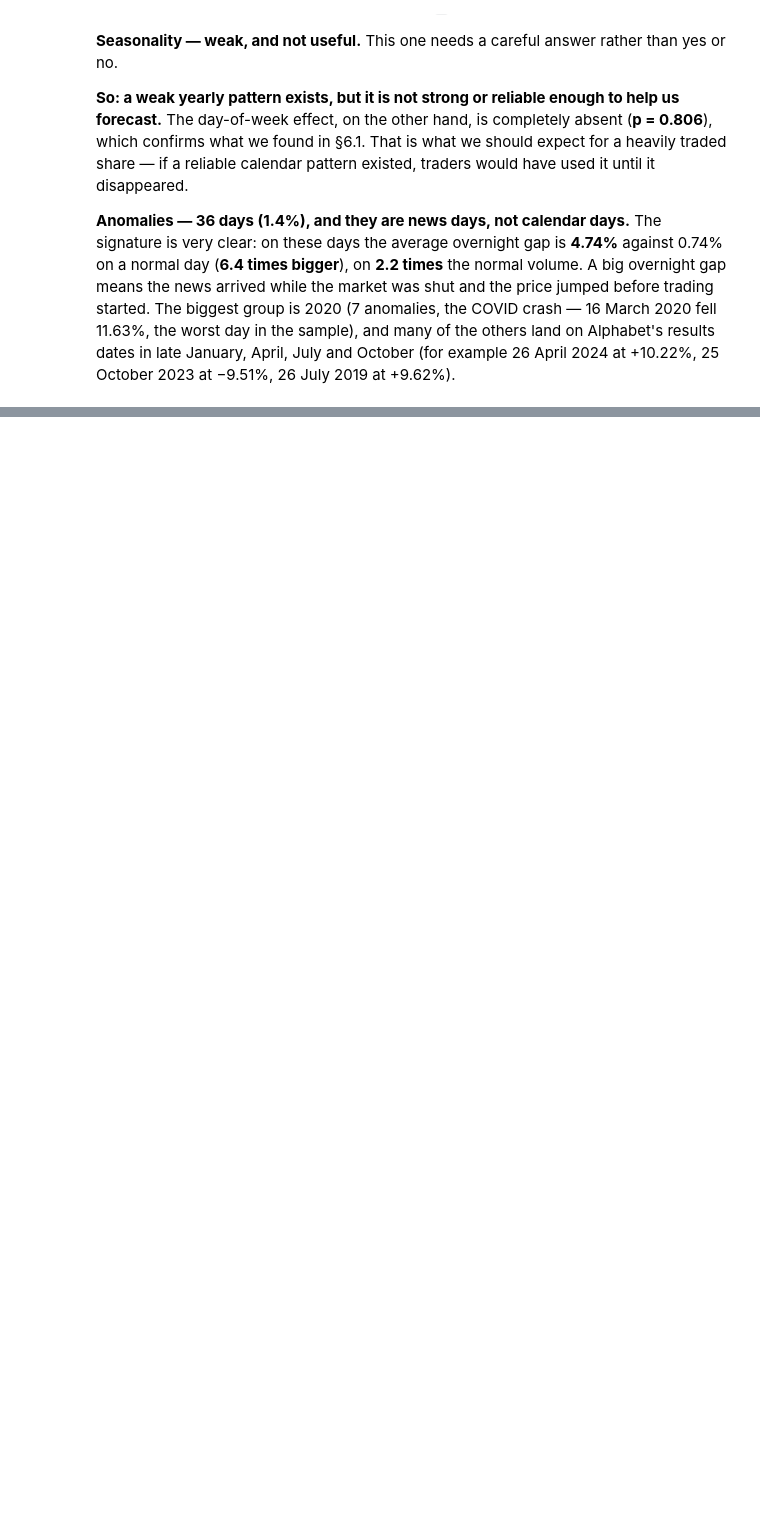
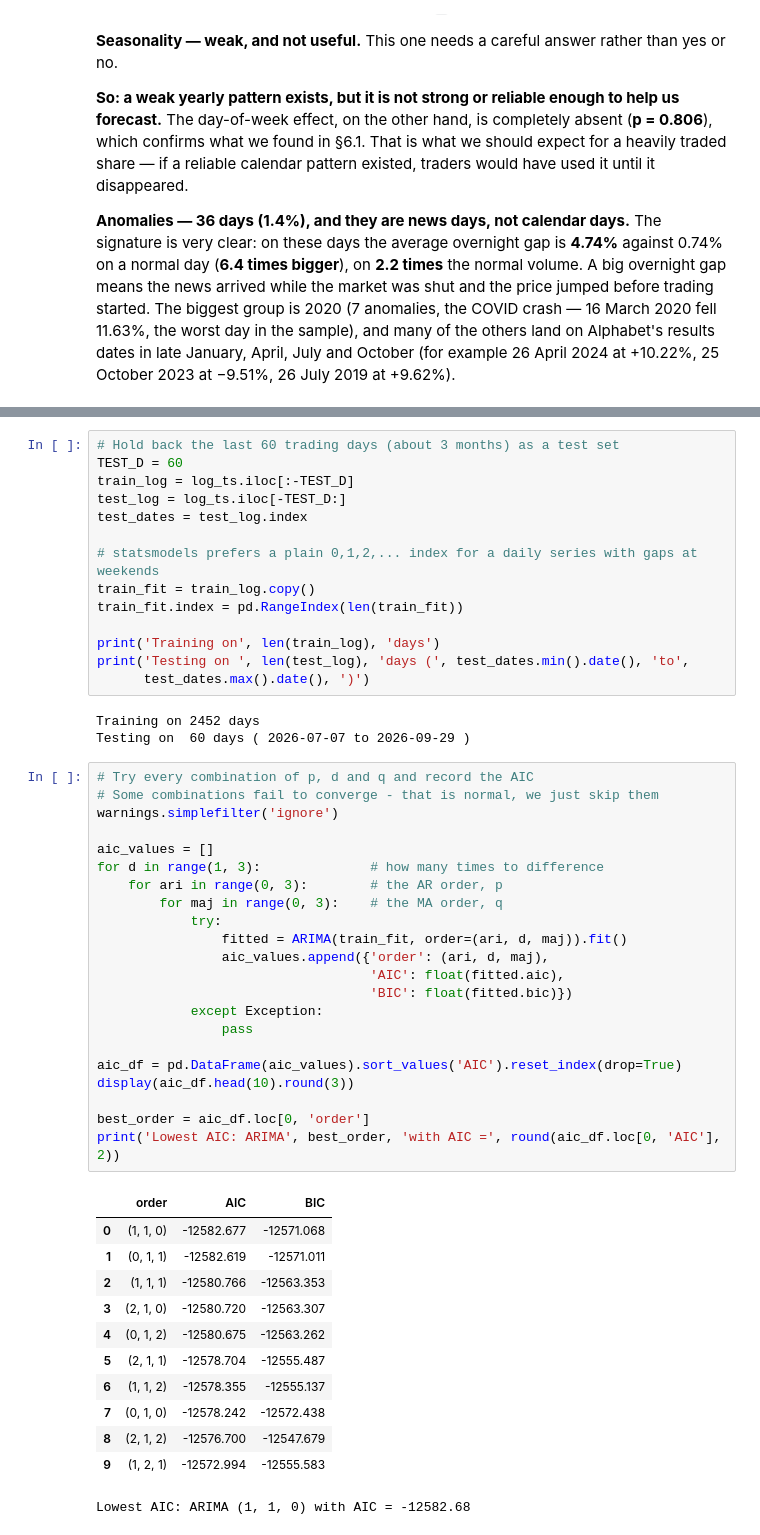
Before and after one commit to zawmoehtike-cct/CA1MLB-2026230, a Jupyter notebook: CA1MLB.ipynb, the cells around one changed output, grey strips where cells are left out. Drawn from its saved outputs; the diff is of its cells as text; blank space fills up the shorter version.

Commit message:
build the best ARICA model by using AIC score

```diff
--- a/CA1MLB.ipynb
+++ b/CA1MLB.ipynb
@@ -1161,0 +1286,52 @@ late January, April, July and October (for example 26 April 2024 at +10.22%, 25
+# %%
+# Hold back the last 60 trading days (about 3 months) as a test set
+TEST_D = 60
+train_log = log_ts.iloc[:-TEST_D]
+test_log = log_ts.iloc[-TEST_D:]
+test_dates = test_log.index
+
+# statsmodels prefers a plain 0,1,2,... index for a daily series with gaps at weekends
+train_fit = train_log.copy()
+train_fit.index = pd.RangeIndex(len(train_fit))
+
+print('Training on', len(train_log), 'days')
+print('Testing on ', len(test_log), 'days (', test_dates.min().date(), 'to',
+      test_dates.max().date(), ')')
+# %% [output]
+Training on 2452 days
+Testing on  60 days ( 2026-07-07 to 2026-09-29 )
+# %%
+# Try every combination of p, d and q and record the AIC
+# Some combinations fail to converge - that is normal, we just skip them
+warnings.simplefilter('ignore')
+
+aic_values = []
+for d in range(1, 3):              # how many times to difference
+    for ari in range(0, 3):        # the AR order, p
+        for maj in range(0, 3):    # the MA order, q
+            try:
+                fitted = ARIMA(train_fit, order=(ari, d, maj)).fit()
+                aic_values.append({'order': (ari, d, maj),
+                                   'AIC': float(fitted.aic),
+                                   'BIC': float(fitted.bic)})
+            except Exception:
+                pass
+
+aic_df = pd.DataFrame(aic_values).sort_values('AIC').reset_index(drop=True)
+display(aic_df.head(10).round(3))
+
+best_order = aic_df.loc[0, 'order']
+print('Lowest AIC: ARIMA', best_order, 'with AIC =', round(aic_df.loc[0, 'AIC'], 2))
+# %% [output]
+|  | order | AIC | BIC |
+| 0 | (1, 1, 0) | -12582.677 | -12571.068 |
+| 1 | (0, 1, 1) | -12582.619 | -12571.011 |
+| 2 | (1, 1, 1) | -12580.766 | -12563.353 |
+| 3 | (2, 1, 0) | -12580.720 | -12563.307 |
+| 4 | (0, 1, 2) | -12580.675 | -12563.262 |
+| 5 | (2, 1, 1) | -12578.704 | -12555.487 |
+| 6 | (1, 1, 2) | -12578.355 | -12555.137 |
+| 7 | (0, 1, 0) | -12578.242 | -12572.438 |
+| 8 | (2, 1, 2) | -12576.700 | -12547.679 |
+| 9 | (1, 2, 1) | -12572.994 | -12555.583 |
+Lowest AIC: ARIMA (1, 1, 0) with AIC = -12582.68
```
Also changed, not shown: parts of 10 cells of this notebook.
